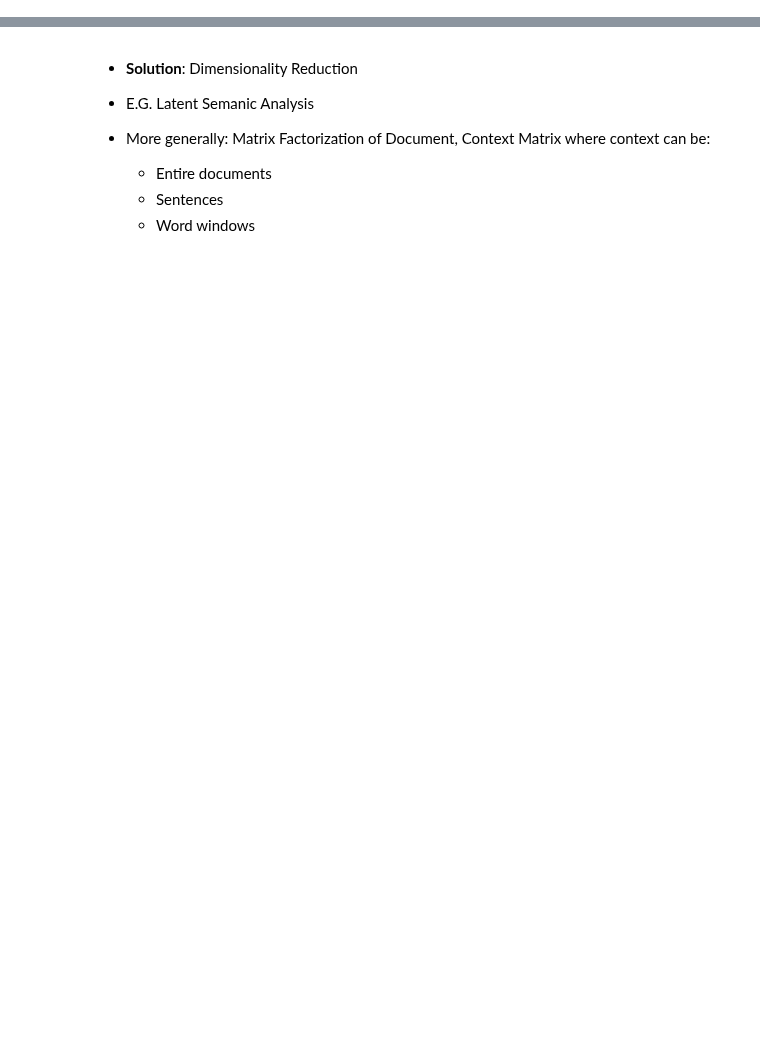
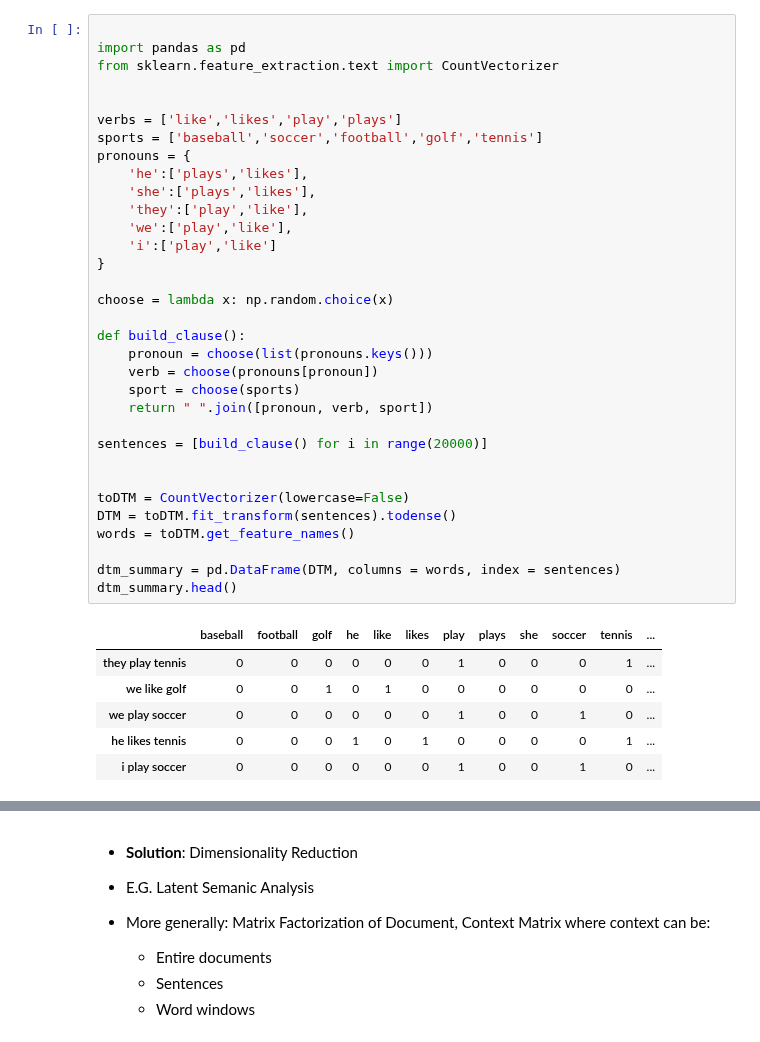
Before and after one commit to jupytercon2017user/jupytercon-2017, a Jupyter notebook: tutorial/3-Word-Embeddings.ipynb, the cells around one changed output, grey strips where cells are left out. Cells and saved outputs as stored; diff of their text form; blank space fills up the shorter version.

```diff
--- a/tutorial/3-Word-Embeddings.ipynb
+++ b/tutorial/3-Word-Embeddings.ipynb
@@ -84,2 +41,42 @@ summary
+# %%
+
+import pandas as pd
+from sklearn.feature_extraction.text import CountVectorizer
+
+
+verbs = ['like','likes','play','plays']
+sports = ['baseball','soccer','football','golf','tennis']
+pronouns = {
+    'he':['plays','likes'],
+    'she':['plays','likes'],
+    'they':['play','like'],
+    'we':['play','like'],
+    'i':['play','like']
+}
+
+choose = lambda x: np.random.choice(x)
+
+def build_clause():
+    pronoun = choose(list(pronouns.keys()))
+    verb = choose(pronouns[pronoun])
+    sport = choose(sports)
+    return " ".join([pronoun, verb, sport])
+
+sentences = [build_clause() for i in range(20000)]
+
+
+toDTM = CountVectorizer(lowercase=False)
+DTM = toDTM.fit_transform(sentences).todense()
+words = toDTM.get_feature_names()
+
+dtm_summary = pd.DataFrame(DTM, columns = words, index = sentences)
+dtm_summary.head()
+# %% [output]
+|  | baseball | football | golf | he | like | likes | play | plays | she | soccer | tennis | ... |
+| they play tennis | 0 | 0 | 0 | 0 | 0 | 0 | 1 | 0 | 0 | 0 | 1 | ... |
+| we like golf | 0 | 0 | 1 | 0 | 1 | 0 | 0 | 0 | 0 | 0 | 0 | ... |
+| we play soccer | 0 | 0 | 0 | 0 | 0 | 0 | 1 | 0 | 0 | 1 | 0 | ... |
+| he likes tennis | 0 | 0 | 0 | 1 | 0 | 1 | 0 | 0 | 0 | 0 | 1 | ... |
+| i play soccer | 0 | 0 | 0 | 0 | 0 | 0 | 1 | 0 | 0 | 1 | 0 | ... |
 # %% [markdown]
 ### Issue 1: We're not injecting as much information as we could
```
Also changed, not shown: parts of 13 cells of this notebook.
